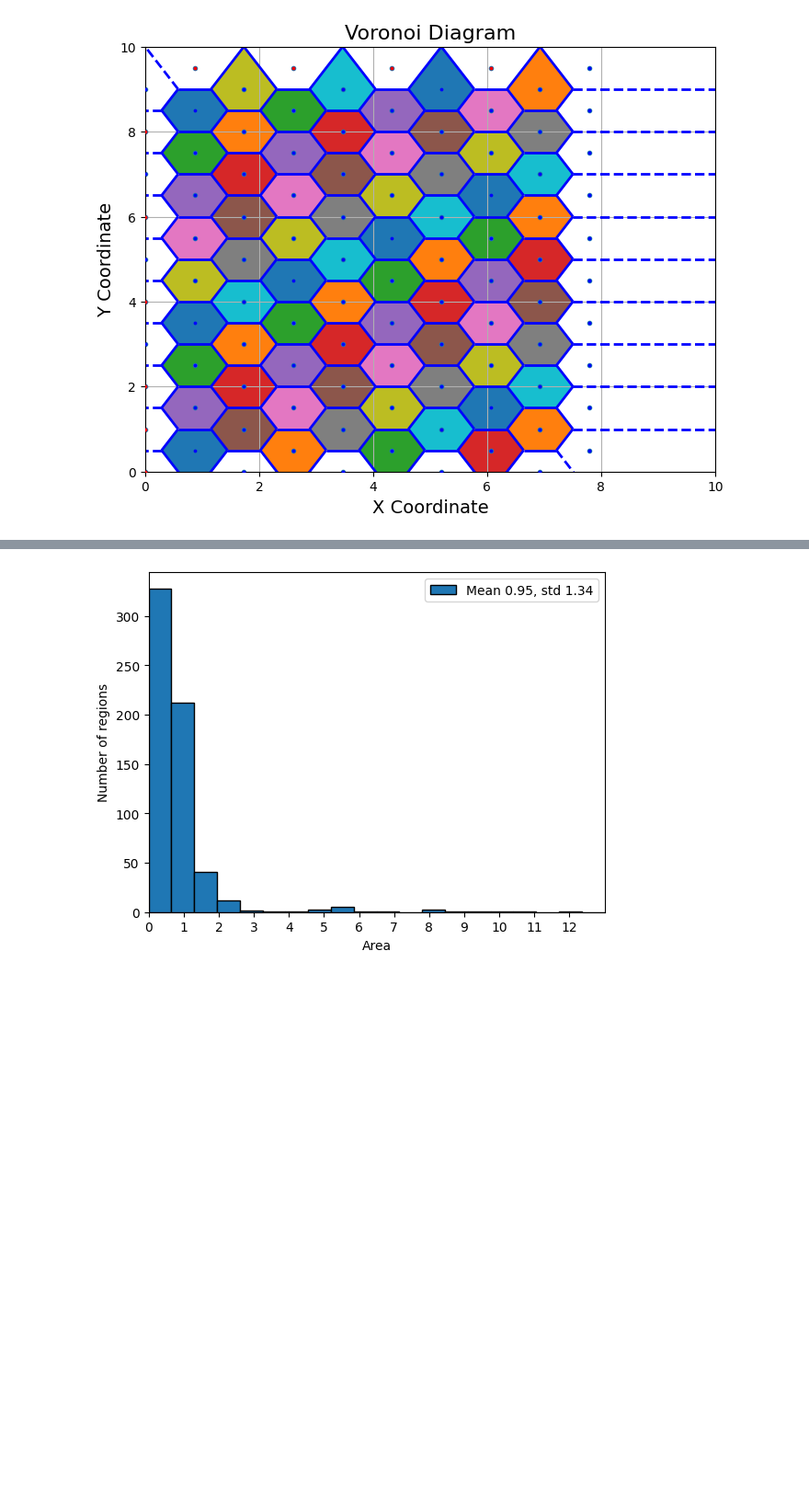
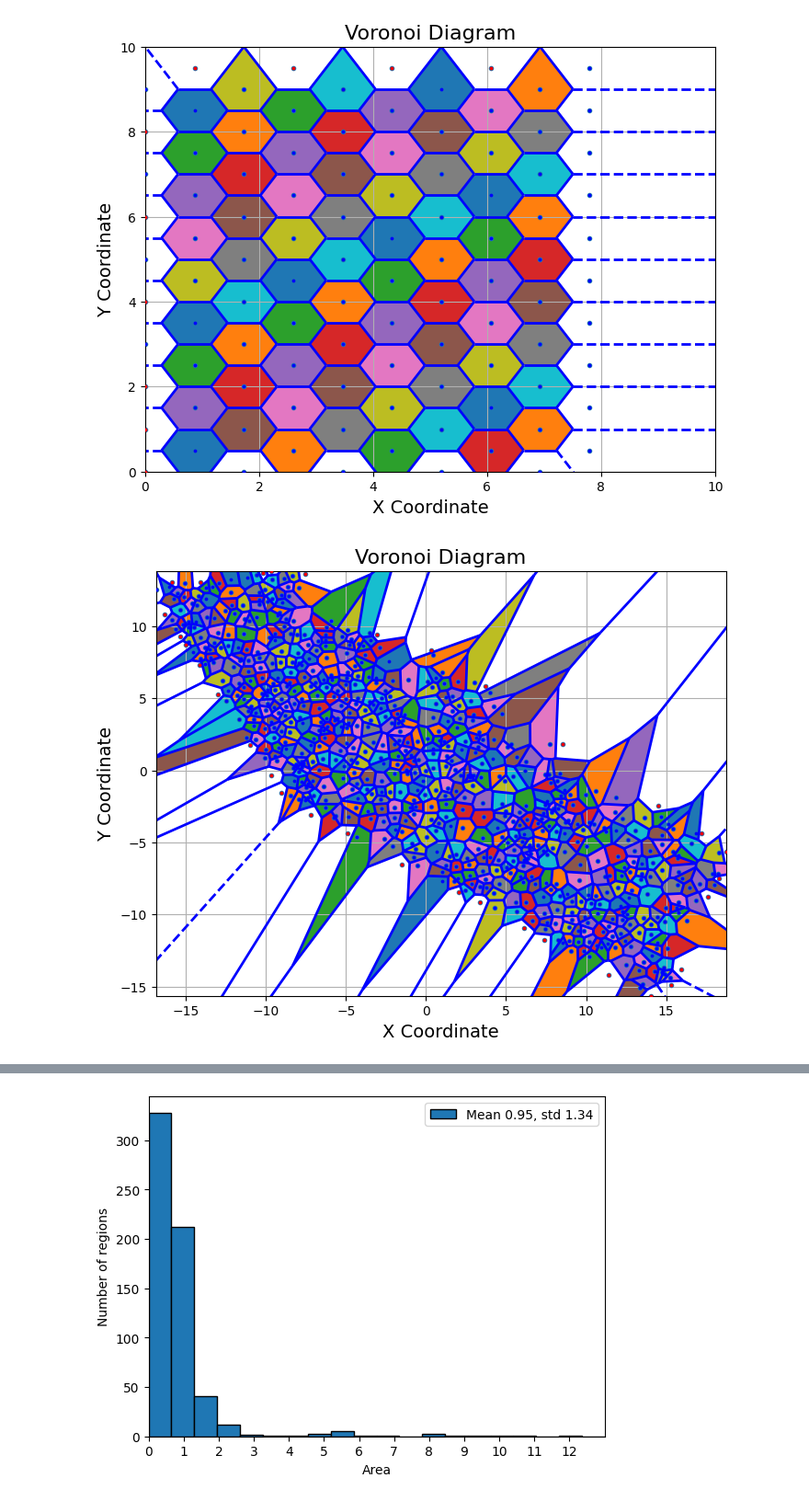
Before and after one commit to maria0026/solution_pipes_patterns, a Jupyter notebook: results.ipynb, the cells around one changed output, grey strips where cells are left out. Shown at 92% size. Cells and saved outputs as stored; diff of their text form; code cells hidden in the pictures; blank space fills up the shorter version.

```diff
--- a/results.ipynb
+++ b/results.ipynb
@@ -46,6 +63,10 @@ y_min, y_max = df["Center y coordinate"].min(), df["Center y coordinate"].max()
 voronoi_plotter.all_voronoi_diagram_area_filtered(x_lim_min=0, x_lim_max=10, y_lim_min=0, y_lim_max=10)
 # %% [output]
 [figure]
+# %%
+voronoi_plotter.all_voronoi_diagram_area_filtered(x_lim_min=x_min, x_lim_max=x_max, y_lim_min=y_min, y_lim_max=y_max)
+# %% [output]
+[figure, added]
 # %%
 voronoi_plotter_random.all_voronoi_diagram_area_filtered(x_lim_min=x_min, x_lim_max=x_max, y_lim_min=y_min, y_lim_max=y_max)
 # %% [output]
```
Also changed, not shown: parts of 21 cells of this notebook, 3 other files.
